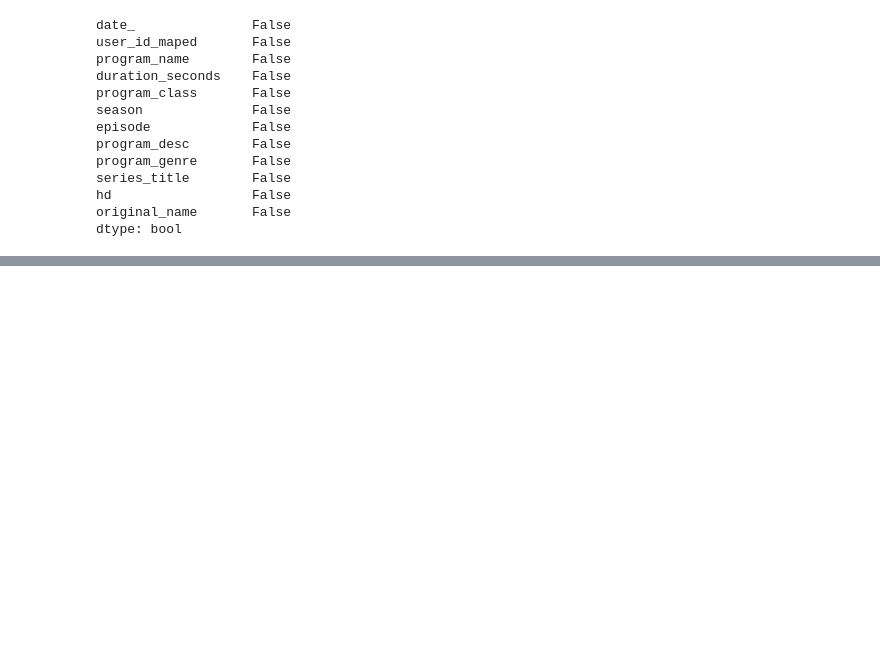
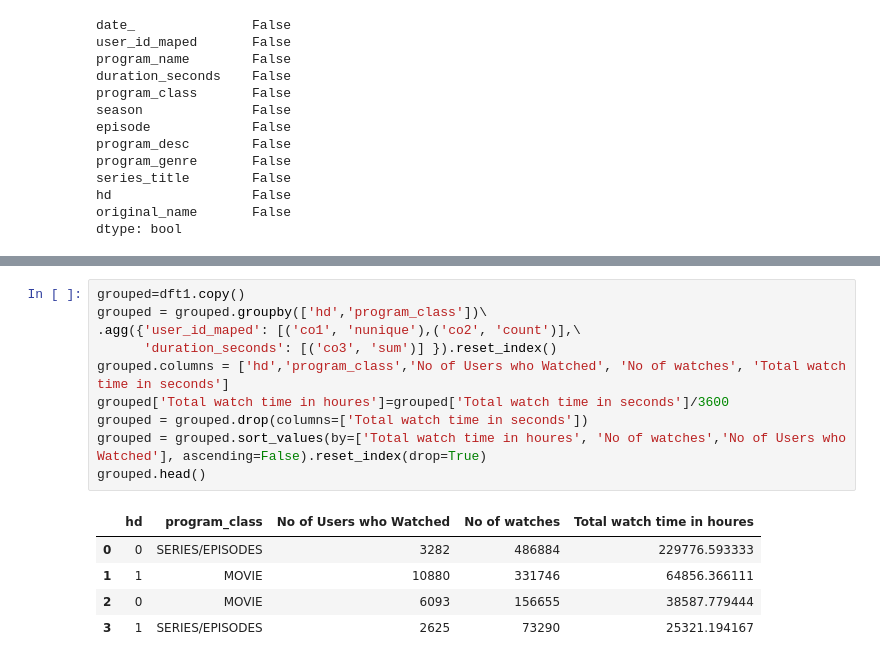
Before and after one commit to eman414/eman, a Jupyter notebook: Untitled0.ipynb, the cells around one changed output, grey strips where cells are left out. Cells and saved outputs as stored; diff of their text form; blank space fills up the shorter version.

```diff
--- a/Untitled0.ipynb
+++ b/Untitled0.ipynb
@@ -95,0 +170,16 @@ dtype: bool
+# %%
+grouped=dft1.copy()
+grouped = grouped.groupby(['hd','program_class'])\
+.agg({'user_id_maped': [('co1', 'nunique'),('co2', 'count')],\
+      'duration_seconds': [('co3', 'sum')] }).reset_index()
+grouped.columns = ['hd','program_class','No of Users who Watched', 'No of watches', 'Total watch time in seconds']
+grouped['Total watch time in houres']=grouped['Total watch time in seconds']/3600
+grouped = grouped.drop(columns=['Total watch time in seconds'])
+grouped = grouped.sort_values(by=['Total watch time in houres', 'No of watches','No of Users who Watched'], ascending=False).reset_index(drop=True)
+grouped.head()
+# %% [output]
+|  | hd | program_class | No of Users who Watched | No of watches | Total watch time in houres |
+| 0 | 0 | SERIES/EPISODES | 3282 | 486884 | 229776.593333 |
+| 1 | 1 | MOVIE | 10880 | 331746 | 64856.366111 |
+| 2 | 0 | MOVIE | 6093 | 156655 | 38587.779444 |
+| 3 | 1 | SERIES/EPISODES | 2625 | 73290 | 25321.194167 |
```
Also changed, not shown: parts of 7 cells of this notebook.
